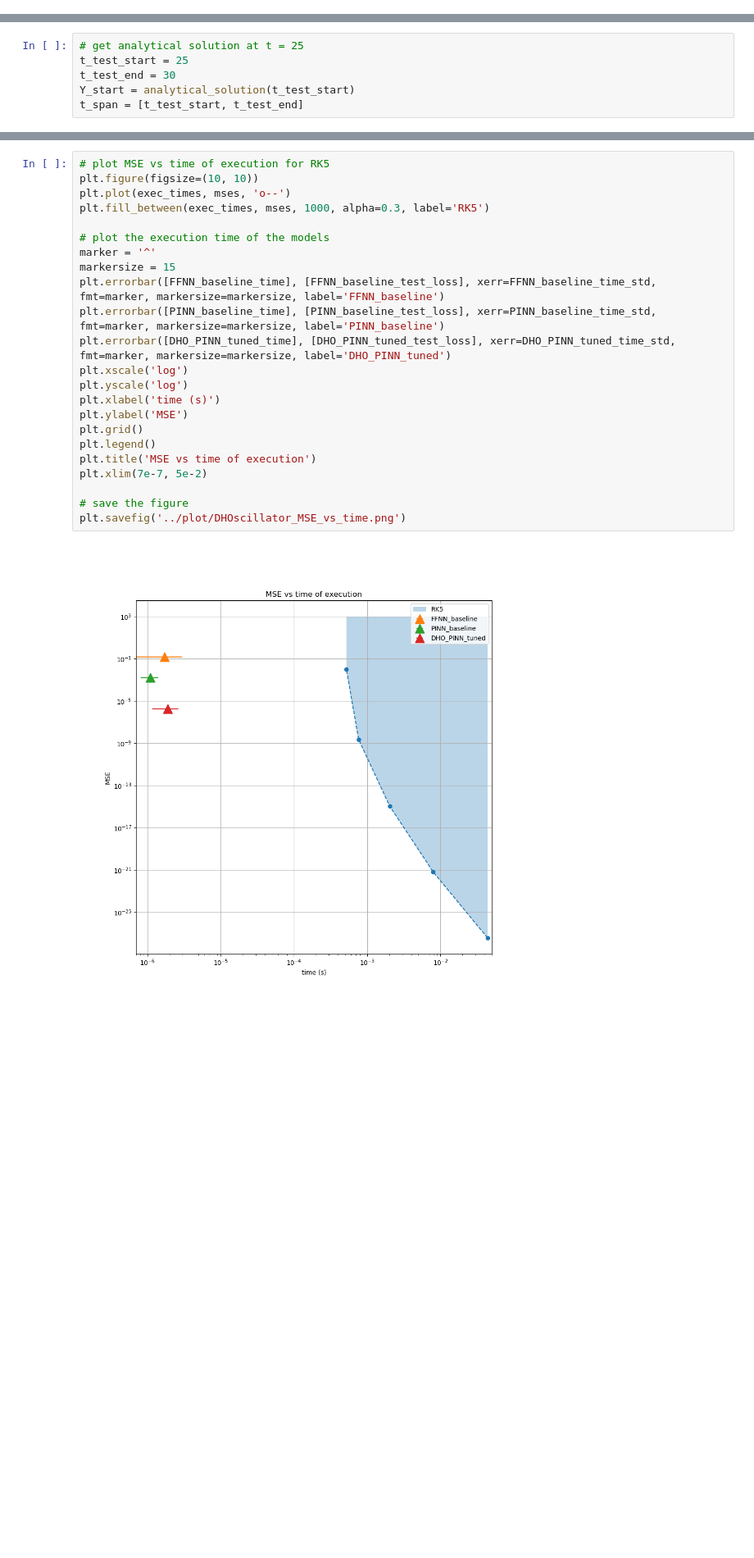
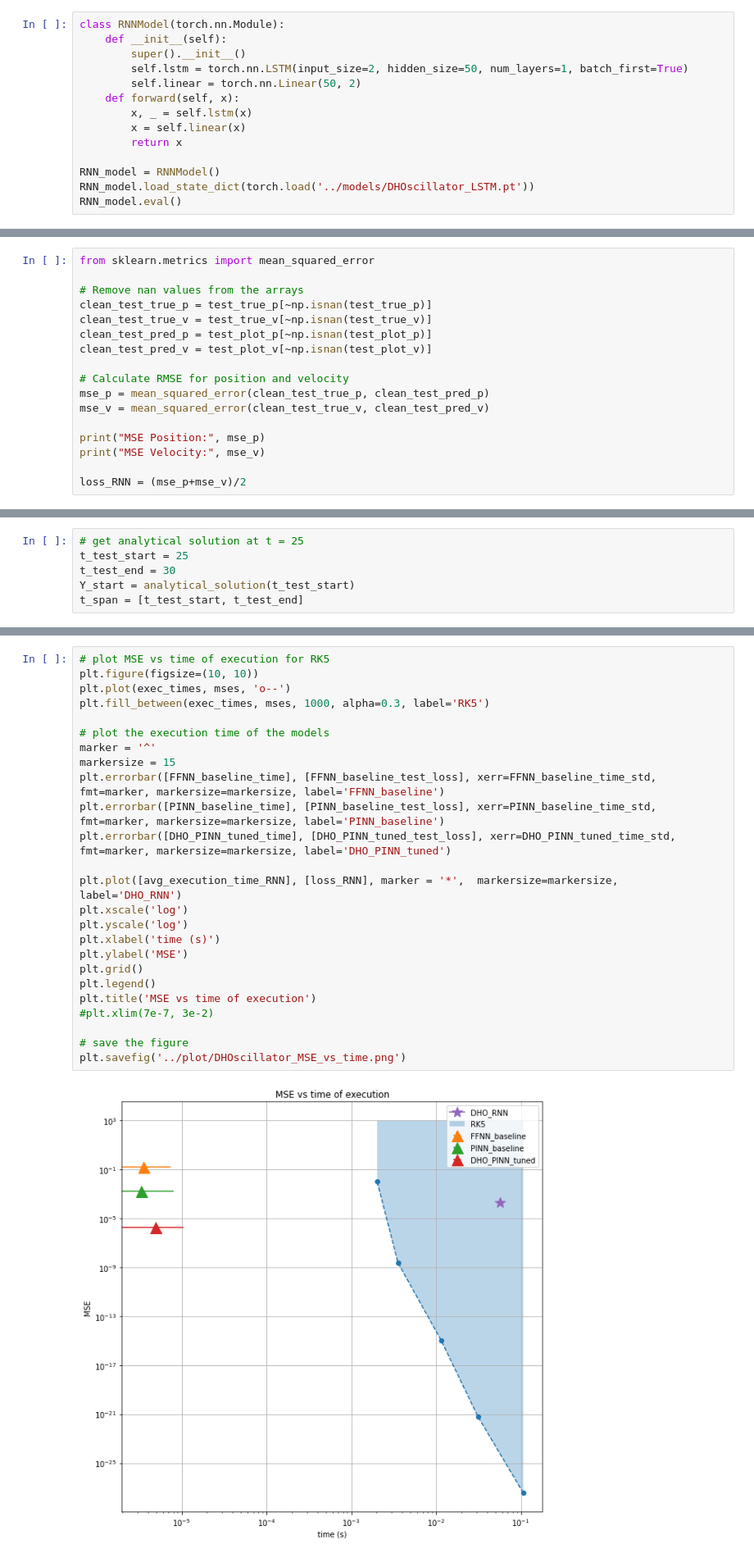
Before and after one commit to luigiEG/FYS5429_Project1, a Jupyter notebook: src/DHOscillator_analysis.ipynb, the cells around one changed output, grey strips where cells are left out. Shown: that part at 82% size. Cells and saved outputs as stored; diff of their text form; blank space fills up the shorter version.

```diff
--- a/src/DHOscillator_analysis.ipynb
+++ b/src/DHOscillator_analysis.ipynb
@@ -327,0 +365,14 @@ def RK5(f, Y0, t_span, dt):
+# %%
+class RNNModel(torch.nn.Module):
+    def __init__(self):
+        super().__init__()
+        self.lstm = torch.nn.LSTM(input_size=2, hidden_size=50, num_layers=1, batch_first=True)
+        self.linear = torch.nn.Linear(50, 2)
+    def forward(self, x):
+        x, _ = self.lstm(x)
+        x = self.linear(x)
+        return x
+
+RNN_model = RNNModel()
+RNN_model.load_state_dict(torch.load('../models/DHOscillator_LSTM.pt'))
+RNN_model.eval()
@@ -327,0 +437,17 @@ def RK5(f, Y0, t_span, dt):
+# %%
+from sklearn.metrics import mean_squared_error
+
+# Remove nan values from the arrays
+clean_test_true_p = test_true_p[~np.isnan(test_true_p)]
+clean_test_true_v = test_true_v[~np.isnan(test_true_v)]
+clean_test_pred_p = test_plot_p[~np.isnan(test_plot_p)]
+clean_test_pred_v = test_plot_v[~np.isnan(test_plot_v)]
+
+# Calculate RMSE for position and velocity
+mse_p = mean_squared_error(clean_test_true_p, clean_test_pred_p)
+mse_v = mean_squared_error(clean_test_true_v, clean_test_pred_v)
+
+print("MSE Position:", mse_p)
+print("MSE Velocity:", mse_v)
+
+loss_RNN = (mse_p+mse_v)/2
@@ -497,25 +679,27 @@ Text(0, 0.5, 'position')
 # %%
 # plot MSE vs time of execution for RK5
 plt.figure(figsize=(10, 10))
 plt.plot(exec_times, mses, 'o--')
 plt.fill_between(exec_times, mses, 1000, alpha=0.3, label='RK5')
 
 # plot the execution time of the models
 marker = '^'
 markersize = 15
 plt.errorbar([FFNN_baseline_time], [FFNN_baseline_test_loss], xerr=FFNN_baseline_time_std, fmt=marker, markersize=markersize, label='FFNN_baseline')
 plt.errorbar([PINN_baseline_time], [PINN_baseline_test_loss], xerr=PINN_baseline_time_std, fmt=marker, markersize=markersize, label='PINN_baseline')
 plt.errorbar([DHO_PINN_tuned_time], [DHO_PINN_tuned_test_loss], xerr=DHO_PINN_tuned_time_std, fmt=marker, markersize=markersize, label='DHO_PINN_tuned')
+
+plt.plot([avg_execution_time_RNN], [loss_RNN], marker = '*',  markersize=markersize, label='DHO_RNN')
 plt.xscale('log')
 plt.yscale('log')
 plt.xlabel('time (s)')
 plt.ylabel('MSE')
 plt.grid()
 plt.legend()
 plt.title('MSE vs time of execution')
-plt.xlim(7e-7, 5e-2)
+#plt.xlim(7e-7, 3e-2)
 
 # save the figure
 plt.savefig('../plot/DHOscillator_MSE_vs_time.png')
 # %% [output]
-[figure, old version]
+[figure, new version]
```
Also changed, not shown: parts of 18 cells of this notebook, 3 other files.
